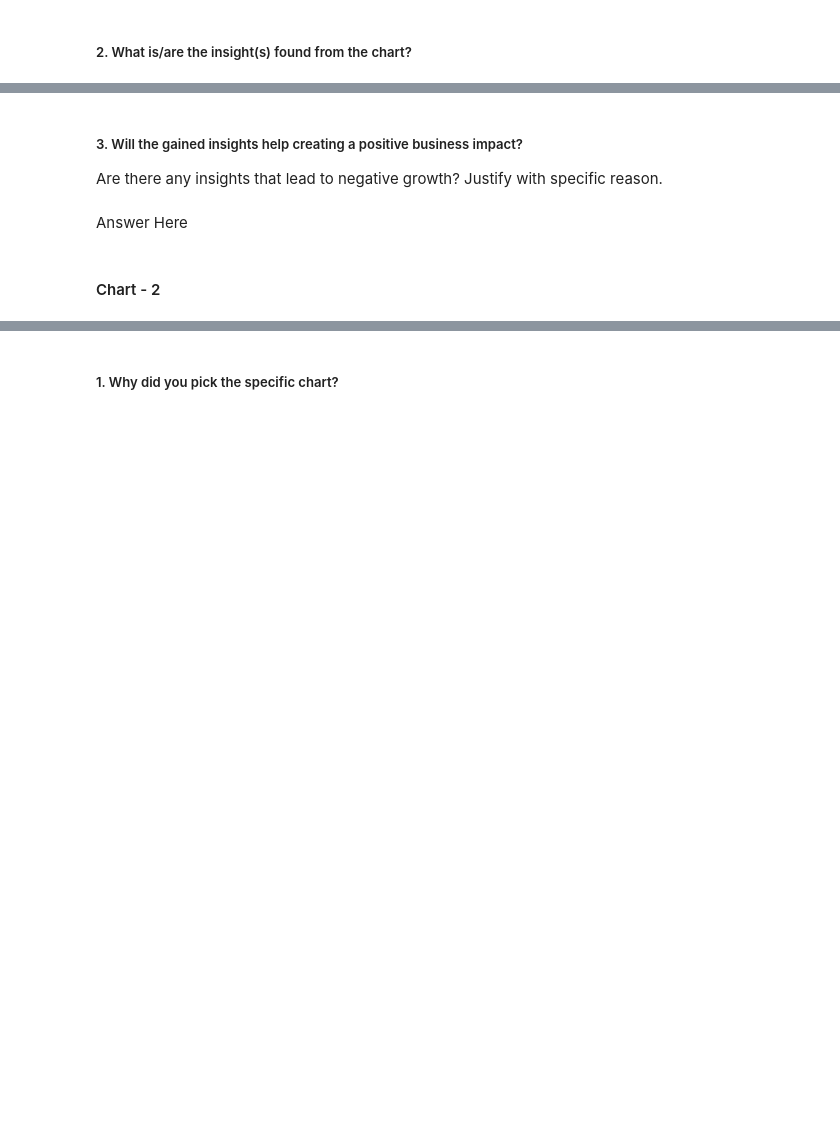
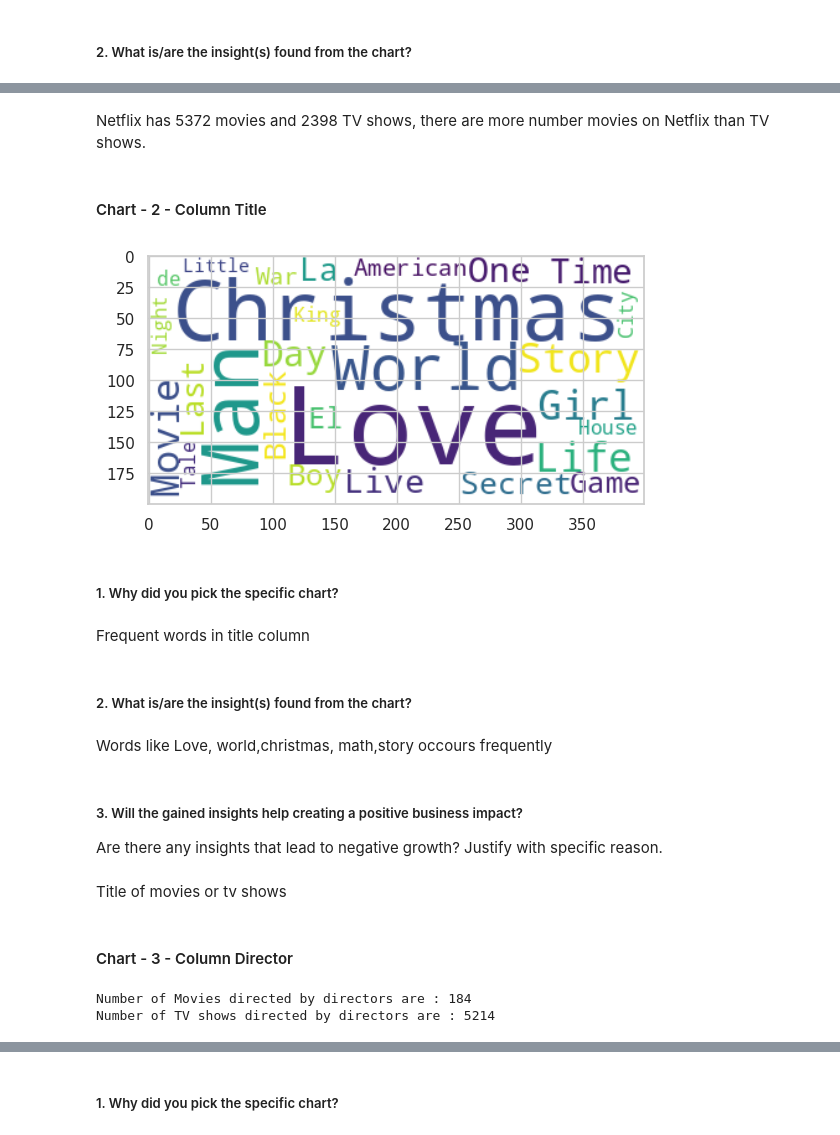
Before and after one commit to albin2122/Netflix-Movies-And-TV-Shows-Clustering, a Jupyter notebook: Netflix_Movies_And_TV_Shows_Clustering.ipynb, the cells around one changed output, grey strips where cells are left out. Cells and saved outputs as stored; diff of their text form; code cells hidden in the pictures; blank space fills up the shorter version.

```diff
--- a/Netflix_Movies_And_TV_Shows_Clustering.ipynb
+++ b/Netflix_Movies_And_TV_Shows_Clustering.ipynb
@@ -148,7 +341,32 @@ Answer Here
+# %% [markdown]
+Netflix has 5372 movies and 2398 TV shows, there are more number movies on Netflix than TV shows.
+# %% [markdown]
+#### Chart - 2 - Column Title
+# %%
+# Chart - 2 visualization code
+# text documents
+text = " ".join(word for word in netflix_df['title'])
+
+# create the word cloud using WordCloud library
+wordcloud = WordCloud(stopwords=STOPWORDS, background_color='white', min_font_size=15).generate(text)
+
+# plot the word cloud
+plt.imshow(wordcloud,  interpolation='bilinear')
+plt.show()
+# %% [output]
+[figure, added]
+# %% [markdown]
+##### 1. Why did you pick the specific chart?
+# %% [markdown]
+Frequent words in title column
+# %% [markdown]
+##### 2. What is/are the insight(s) found from the chart?
+# %% [markdown]
+Words like Love, world,christmas, math,story occours frequently
 # %% [markdown]
 ##### 3. Will the gained insights help creating a positive business impact?
 Are there any insights that lead to negative growth? Justify with specific reason.
-# %% [markdown]
-Answer Here
+# %% [markdown]
+Title of movies or tv shows
 # %% [markdown]
-#### Chart - 2
+#### Chart - 3 - Column Director
@@ -156,0 +373,6 @@ Answer Here
+# %%
+print(f"Number of Movies directed by directors are : { netflix_df[netflix_df['type']=='TV Show']['director'].value_counts().sum()}")
+print(f"Number of TV shows directed by directors are : { netflix_df[netflix_df['type']=='Movie']['director'].value_counts().sum()}")
+# %% [output]
+Number of Movies directed by directors are : 184
+Number of TV shows directed by directors are : 5214
```
Also changed, not shown: parts of 189 cells of this notebook.
